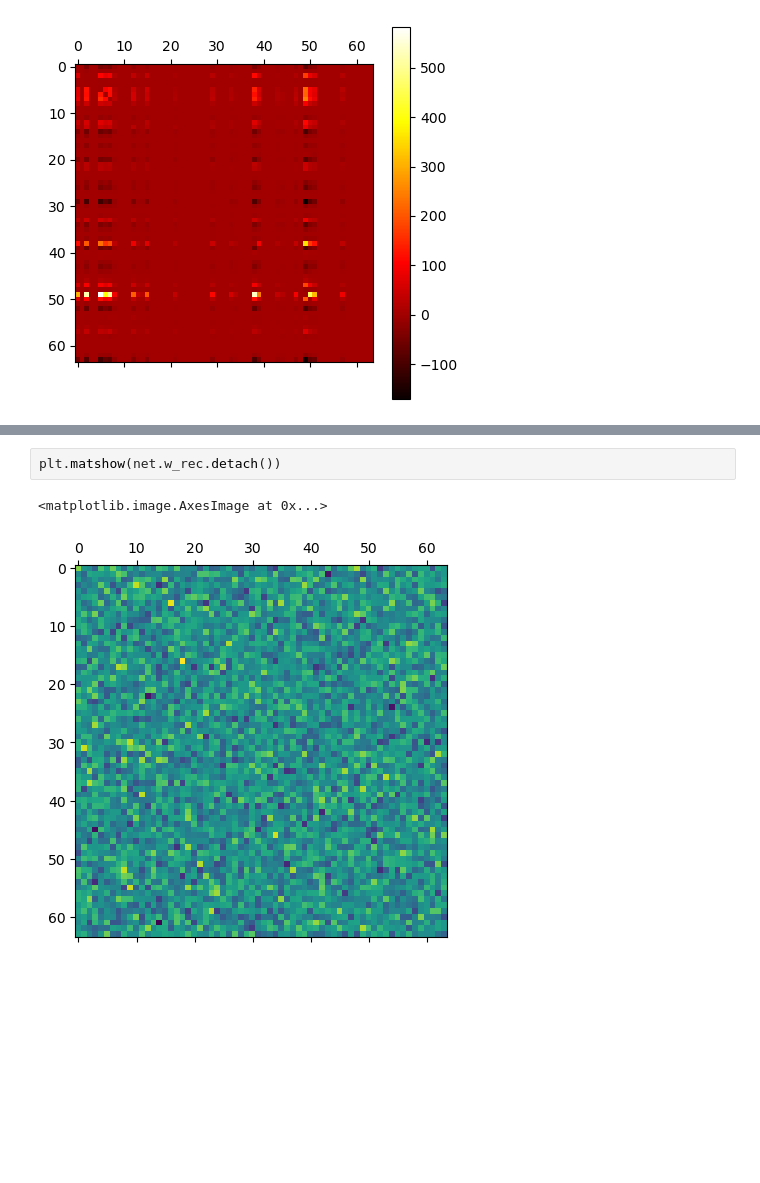
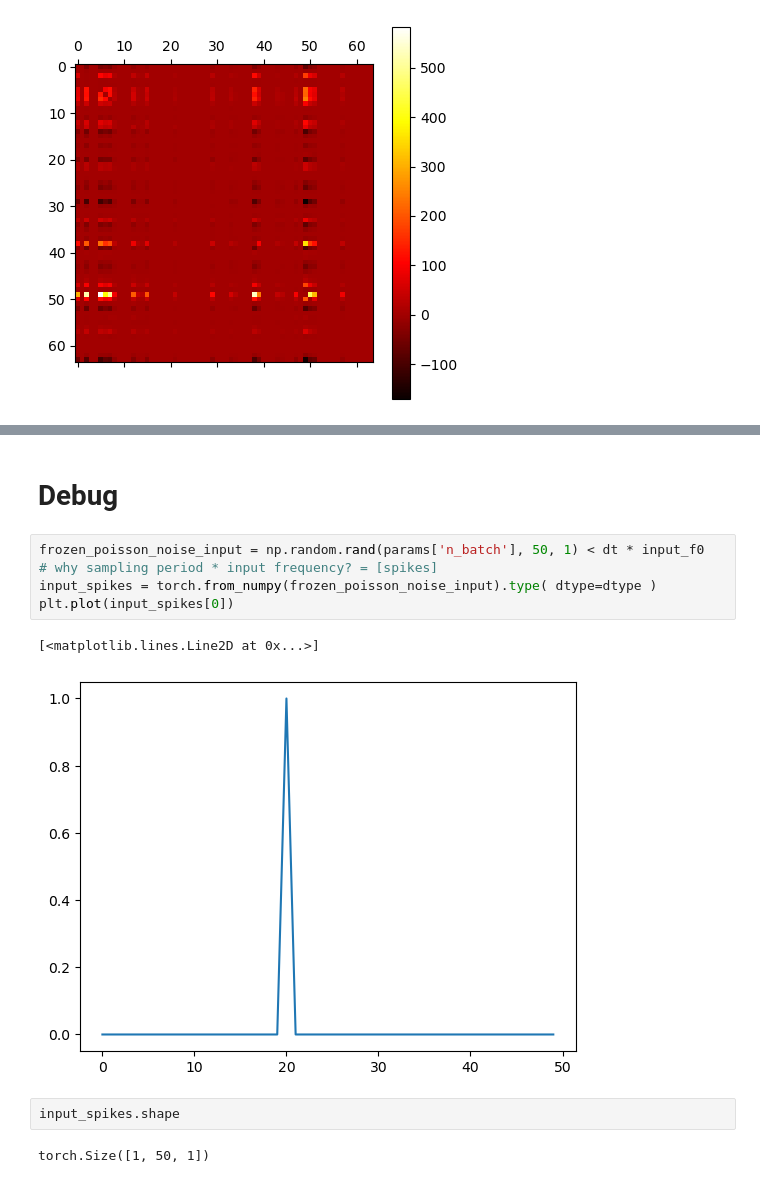
Before and after one commit to jl3720/hw-aware-eprop, a Jupyter notebook: notebooks/sinusoids_eprop_refactor.ipynb, the cells around one changed output, grey strips where cells are left out. Drawn from its saved outputs; the diff is of its cells as text; blank space fills up the shorter version.

```diff
--- a/notebooks/sinusoids_eprop_refactor.ipynb
+++ b/notebooks/sinusoids_eprop_refactor.ipynb
@@ -950,5 +945,13 @@ plt.colorbar()
-# %%
-plt.matshow(net.w_rec.detach())
-# %% [output]
-<matplotlib.image.AxesImage at 0x...>
-[figure, removed]
+# %% [markdown]
+# Debug
+# %%
+frozen_poisson_noise_input = np.random.rand(params['n_batch'], 50, 1) < dt * input_f0  # why sampling period * input frequency? = [spikes]
+input_spikes = torch.from_numpy(frozen_poisson_noise_input).type( dtype=dtype )
+plt.plot(input_spikes[0])
+# %% [output]
+[<matplotlib.lines.Line2D at 0x...>]
+[figure, added]
+# %%
+input_spikes.shape
+# %% [output]
+torch.Size([1, 50, 1])
```
Also changed, not shown: parts of 8 cells of this notebook.
